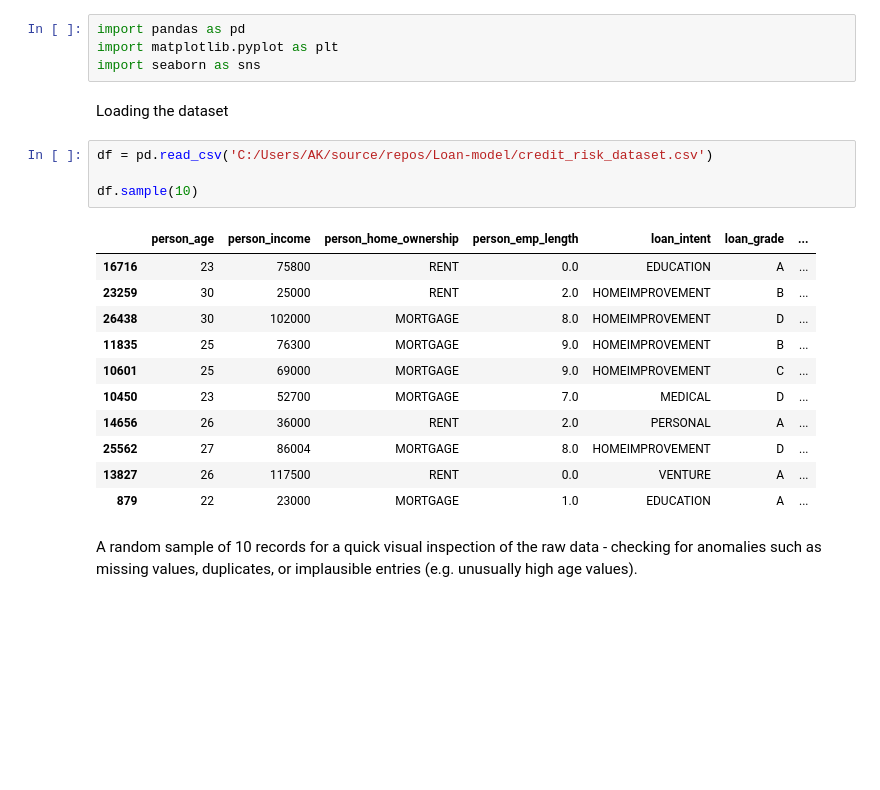
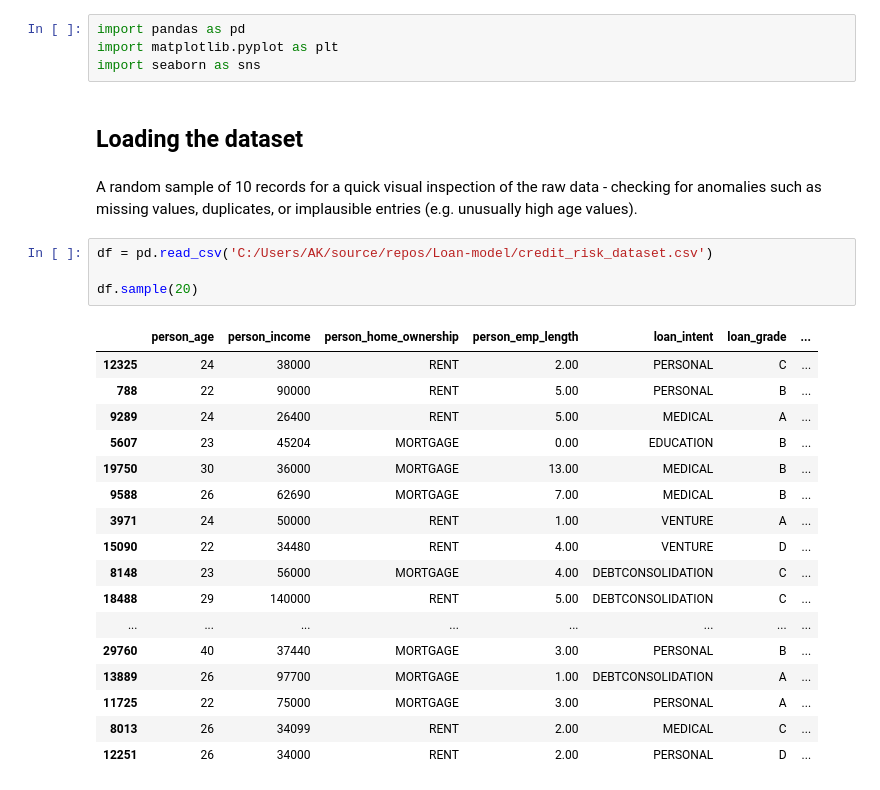
Before and after one commit to i549082/Loan-model, a Jupyter notebook: Loan-prediction.ipynb, the cells around one changed output. Saved outputs shown, nothing was run; the diff lists cells and outputs as text; blank space fills up the shorter version.

```diff
--- a/Loan-prediction.ipynb
+++ b/Loan-prediction.ipynb
@@ -16,25 +16,31 @@ import pandas as pd
 import matplotlib.pyplot as plt
 import seaborn as sns
 # %% [markdown]
-Loading the dataset
+<h2>Loading the dataset</h2>
-# %%
-df = pd.read_csv('C:/Users/AK/source/repos/Loan-model/credit_risk_dataset.csv')
-
-df.sample(10)
-# %% [output]
-|  | person_age | person_income | person_home_ownership | person_emp_length | loan_intent | loan_grade | ... |
-| 16716 | 23 | 75800 | RENT | 0.0 | EDUCATION | A | ... |
-| 23259 | 30 | 25000 | RENT | 2.0 | HOMEIMPROVEMENT | B | ... |
-| 26438 | 30 | 102000 | MORTGAGE | 8.0 | HOMEIMPROVEMENT | D | ... |
-| 11835 | 25 | 76300 | MORTGAGE | 9.0 | HOMEIMPROVEMENT | B | ... |
-| 10601 | 25 | 69000 | MORTGAGE | 9.0 | HOMEIMPROVEMENT | C | ... |
-| 10450 | 23 | 52700 | MORTGAGE | 7.0 | MEDICAL | D | ... |
-| 14656 | 26 | 36000 | RENT | 2.0 | PERSONAL | A | ... |
-| 25562 | 27 | 86004 | MORTGAGE | 8.0 | HOMEIMPROVEMENT | D | ... |
-| 13827 | 26 | 117500 | RENT | 0.0 | VENTURE | A | ... |
-| 879 | 22 | 23000 | MORTGAGE | 1.0 | EDUCATION | A | ... |
 # %% [markdown]
 A random sample of 10 records for a quick visual inspection of the raw data - checking for anomalies such as missing values, duplicates, or implausible entries (e.g. unusually high age values).
+# %%
+df = pd.read_csv('C:/Users/AK/source/repos/Loan-model/credit_risk_dataset.csv')
+
+df.sample(20)
+# %% [output]
+|  | person_age | person_income | person_home_ownership | person_emp_length | loan_intent | loan_grade | ... |
+| 12325 | 24 | 38000 | RENT | 2.00 | PERSONAL | C | ... |
+| 788 | 22 | 90000 | RENT | 5.00 | PERSONAL | B | ... |
+| 9289 | 24 | 26400 | RENT | 5.00 | MEDICAL | A | ... |
+| 5607 | 23 | 45204 | MORTGAGE | 0.00 | EDUCATION | B | ... |
+| 19750 | 30 | 36000 | MORTGAGE | 13.00 | MEDICAL | B | ... |
+| 9588 | 26 | 62690 | MORTGAGE | 7.00 | MEDICAL | B | ... |
+| 3971 | 24 | 50000 | RENT | 1.00 | VENTURE | A | ... |
+| 15090 | 22 | 34480 | RENT | 4.00 | VENTURE | D | ... |
+| 8148 | 23 | 56000 | MORTGAGE | 4.00 | DEBTCONSOLIDATION | C | ... |
+| 18488 | 29 | 140000 | RENT | 5.00 | DEBTCONSOLIDATION | C | ... |
+| ... | ... | ... | ... | ... | ... | ... | ... |
+| 29760 | 40 | 37440 | MORTGAGE | 3.00 | PERSONAL | B | ... |
+| 13889 | 26 | 97700 | MORTGAGE | 1.00 | DEBTCONSOLIDATION | A | ... |
+| 11725 | 22 | 75000 | MORTGAGE | 3.00 | PERSONAL | A | ... |
+| 8013 | 26 | 34099 | RENT | 2.00 | MEDICAL | C | ... |
+| 12251 | 26 | 34000 | RENT | 2.00 | PERSONAL | D | ... |
 # %%
 print (f"number of rows: {df.shape[0]}, number of columns: {df.shape[1]}")
 # %% [output]
```
Also changed, not shown: parts of 16 cells of this notebook.
